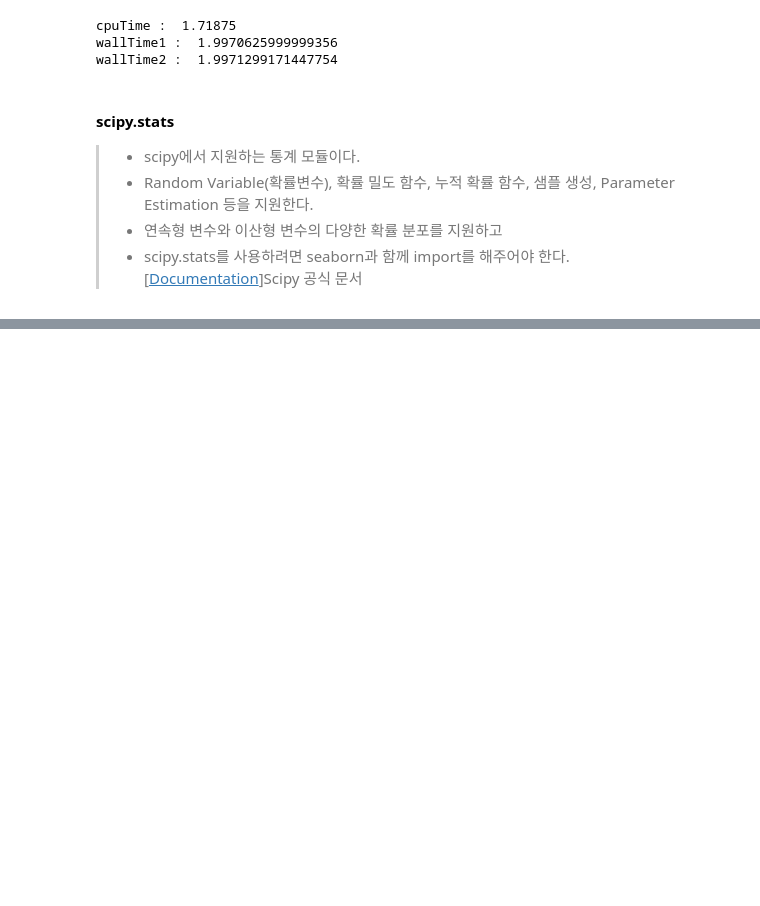
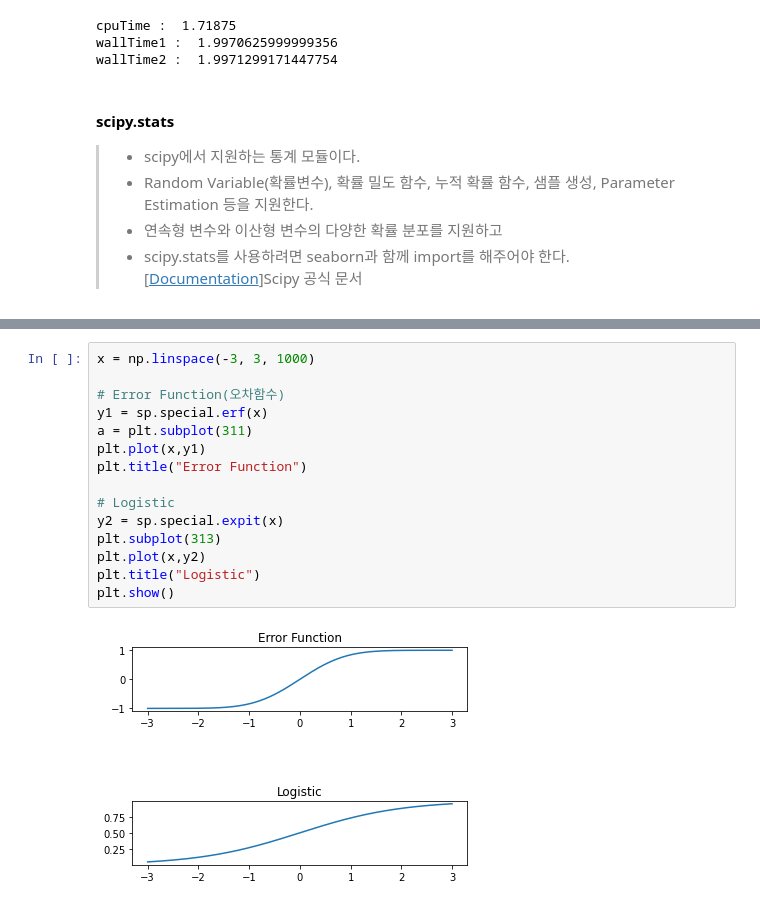
Before and after one commit to wook1990/insomnia, a Jupyter notebook: 02. STUDY/[2021]/99.Package_info/scipy.ipynb, the cells around one changed output, grey strips where cells are left out. Cells and saved outputs as stored; diff of their text form; blank space fills up the shorter version.

```diff
--- a/02. STUDY/[2021]/99.Package_info/scipy.ipynb
+++ b/02. STUDY/[2021]/99.Package_info/scipy.ipynb
@@ -60,0 +120,17 @@ SyntaxError: invalid syntax (<ipython-input-7-d441b26dd92b>, line 4)
+# %%
+x = np.linspace(-3, 3, 1000)
+
+# Error Function(오차함수)
+y1 = sp.special.erf(x)
+a = plt.subplot(311)
+plt.plot(x,y1)
+plt.title("Error Function")
+
+# Logistic
+y2 = sp.special.expit(x)
+plt.subplot(313)
+plt.plot(x,y2)
+plt.title("Logistic")
+plt.show()
+# %% [output]
+[figure, added]
```
Also changed, not shown: parts of 11 cells of this notebook, 1 other file.
